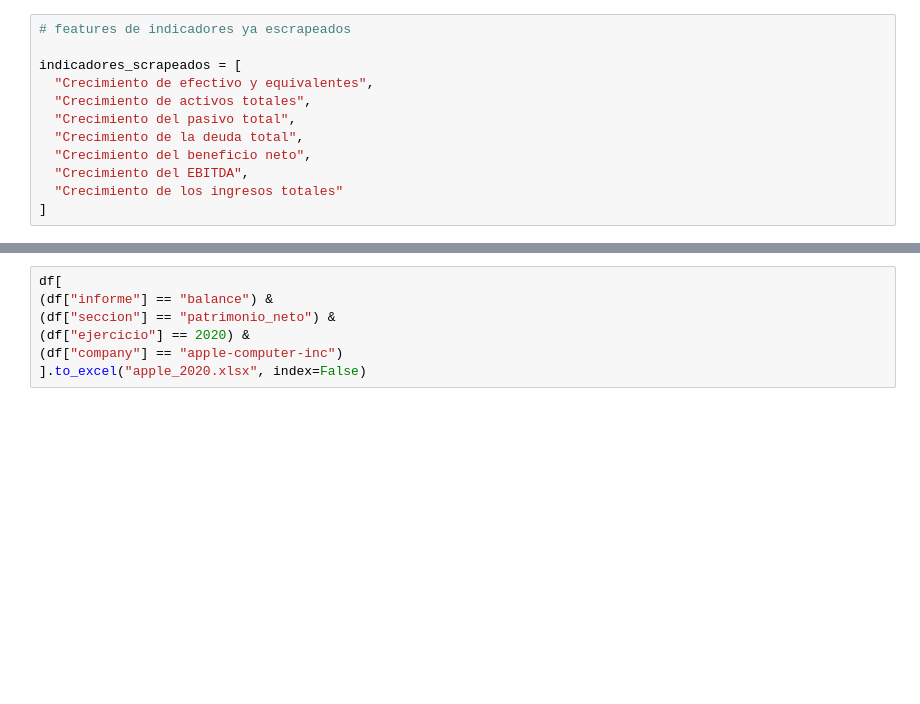
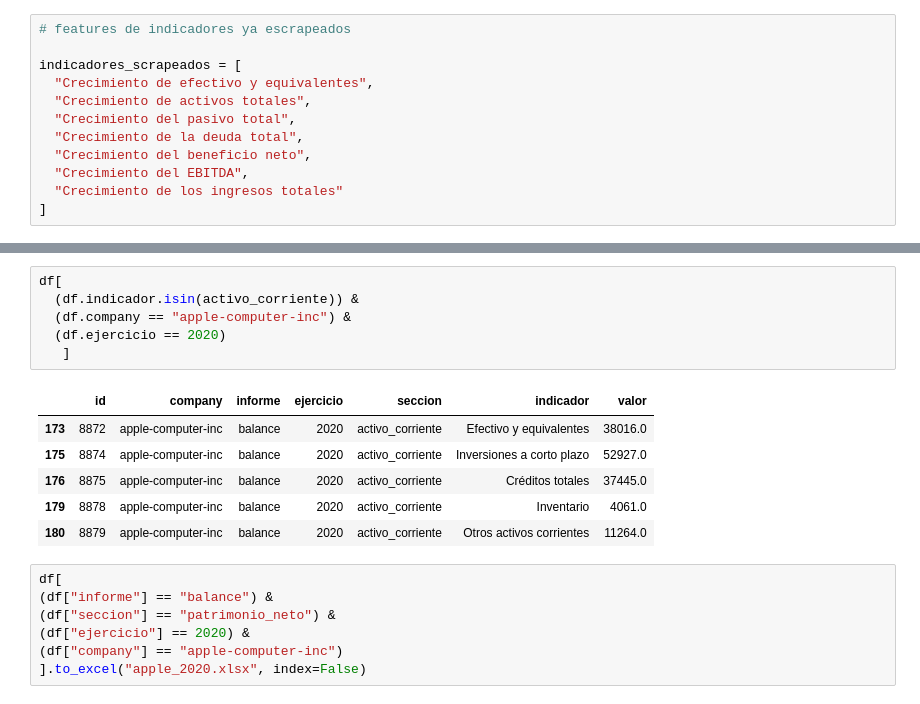
Before and after one commit to ivanjavierparra/MCD-Web-Mining, a Jupyter notebook: calculo-ratios-balance.ipynb, the cells around one changed output, grey strips where cells are left out. Saved outputs shown, nothing was run; the diff lists cells and outputs as text; blank space fills up the shorter version.

```diff
--- a/calculo-ratios-balance.ipynb
+++ b/calculo-ratios-balance.ipynb
@@ -140,3 +140,16 @@ data
+# %%
+df[
+  (df.indicador.isin(activo_corriente)) &
+  (df.company == "apple-computer-inc") &
+  (df.ejercicio == 2020)
+   ]
+# %% [output]
+|  | id | company | informe | ejercicio | seccion | indicador | valor |
+| 173 | 8872 | apple-computer-inc | balance | 2020 | activo_corriente | Efectivo y equivalentes | 38016.0 |
+| 175 | 8874 | apple-computer-inc | balance | 2020 | activo_corriente | Inversiones a corto plazo | 52927.0 |
+| 176 | 8875 | apple-computer-inc | balance | 2020 | activo_corriente | Créditos totales | 37445.0 |
+| 179 | 8878 | apple-computer-inc | balance | 2020 | activo_corriente | Inventario | 4061.0 |
+| 180 | 8879 | apple-computer-inc | balance | 2020 | activo_corriente | Otros activos corrientes | 11264.0 |
 # %%
 df[
 (df["informe"] == "balance") &
```
Also changed, not shown: parts of 1 cell of this notebook, 2 other files.
